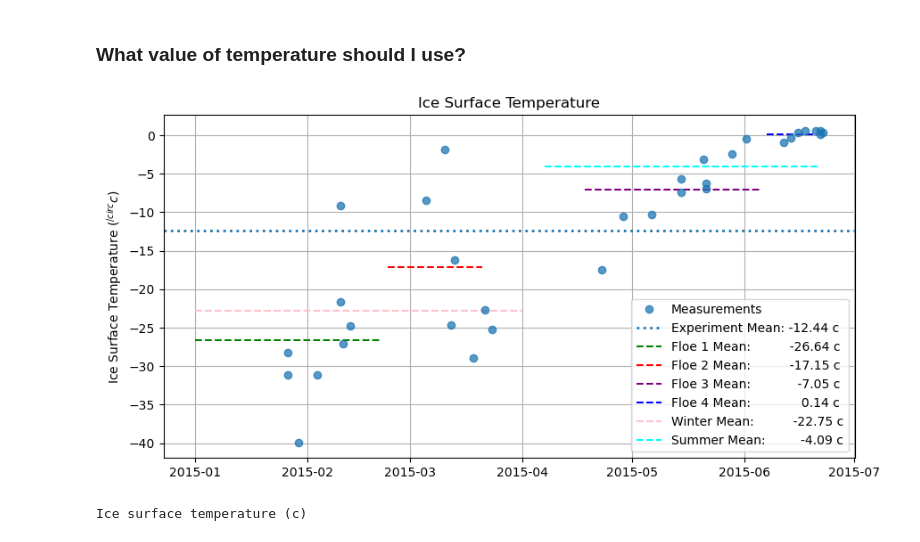
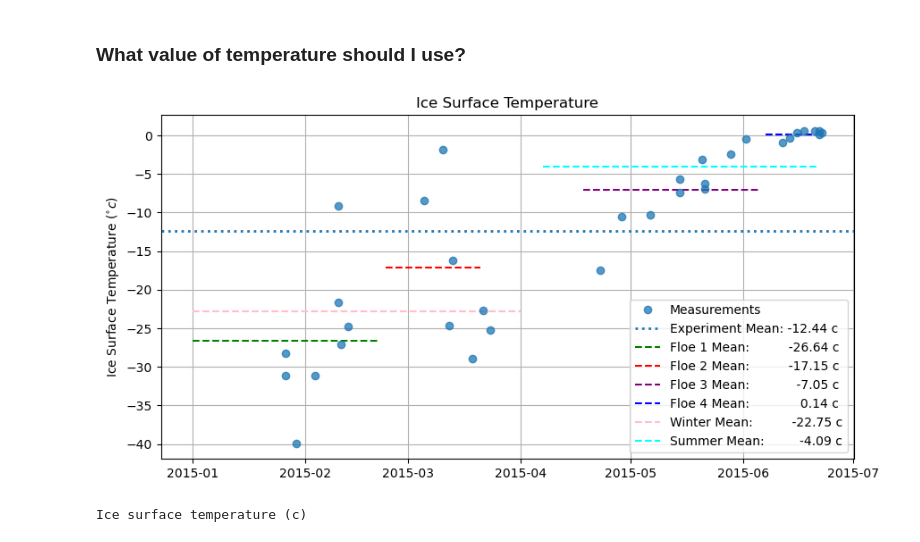
Before and after one commit to sarahymurphy/wrf_landusetbl_sensitivity, a Jupyter notebook: _build/jupyter_execute/calculations.ipynb, the cells around one changed output. Saved outputs shown, nothing was run; the diff lists cells and outputs as text; code cells hidden in the pictures.

```diff
--- a/_build/jupyter_execute/calculations.ipynb
+++ b/_build/jupyter_execute/calculations.ipynb
@@ -139,35 +139,35 @@ f1 = surft_df['2015-01-01':'2015-02-21']
 f2 = surft_df['2015-02-23':'2015-03-21']
 f3 = surft_df['2015-04-18':'2015-06-05']
 f4 = surft_df['2015-06-07':'2015-06-21']
 
 wint = surft_df['2015-01-01':'2015-04-01']
 summ = surft_df['2015-04-07':'2015-06-21']
 
 plt.figure(figsize = (10,5))
 plt.plot(surft_df.mean(axis = 1), 'o', alpha = 0.75)
 
 plt.axhline(surft_df.mean(axis = 1).mean(), linestyle = ':', linewidth = 2)
 
 plt.hlines(f1.mean(axis = 1).mean(), xmin = '2015-01-01', xmax = '2015-02-21', linestyle = '--', color = 'g')
 plt.hlines(f2.mean(axis = 1).mean(), xmin = '2015-02-23', xmax = '2015-03-21', linestyle = '--', color = 'r')
 plt.hlines(f3.mean(axis = 1).mean(), xmin = '2015-04-18', xmax = '2015-06-05', linestyle = '--', color = 'purple')
 plt.hlines(f4.mean(axis = 1).mean(), xmin = '2015-06-07', xmax = '2015-06-21', linestyle = '--', color = 'blue')
 
 plt.hlines(wint.mean(axis = 1).mean(), xmin = '2015-01-01', xmax = '2015-04-01', linestyle = '--', color = 'pink')
 plt.hlines(summ.mean(axis = 1).mean(), xmin = '2015-04-07', xmax = '2015-06-21', linestyle = '--', color = 'cyan')
 
-plt.ylabel('Ice Surface Temperature $(^{/circ}c)$')
+plt.ylabel('Ice Surface Temperature $(^{\circ}c)$')
 plt.title('Ice Surface Temperature')
 plt.grid()
 plt.legend(['Measurements', 'Experiment Mean: ' + str(np.round(surft_df.mean(axis = 1).mean(),2)) + ' c',
             'Floe 1 Mean:          ' + str(np.round(f1.mean(axis = 1).mean(),2)) + ' c',
             'Floe 2 Mean:          ' + str(np.round(f2.mean(axis = 1).mean(),2)) + ' c',
             'Floe 3 Mean:            ' + str(np.round(f3.mean(axis = 1).mean(),2)) + ' c',
             'Floe 4 Mean:             ' + str(np.round(f4.mean(axis = 1).mean(),2)) + ' c',
             'Winter Mean:          ' + str(np.round(wint.mean(axis = 1).mean(),2)) + ' c',
             'Summer Mean:         ' + str(np.round(summ.mean(axis = 1).mean(),2)) + ' c']);
 # %% [output]
-[figure, old version]
+[figure, new version]
 # %%
 print('Ice surface temperature (c)')
 np.round(surft_df.mean(axis = 1).mean(),2)
```
Also changed, not shown: 7 other files.
